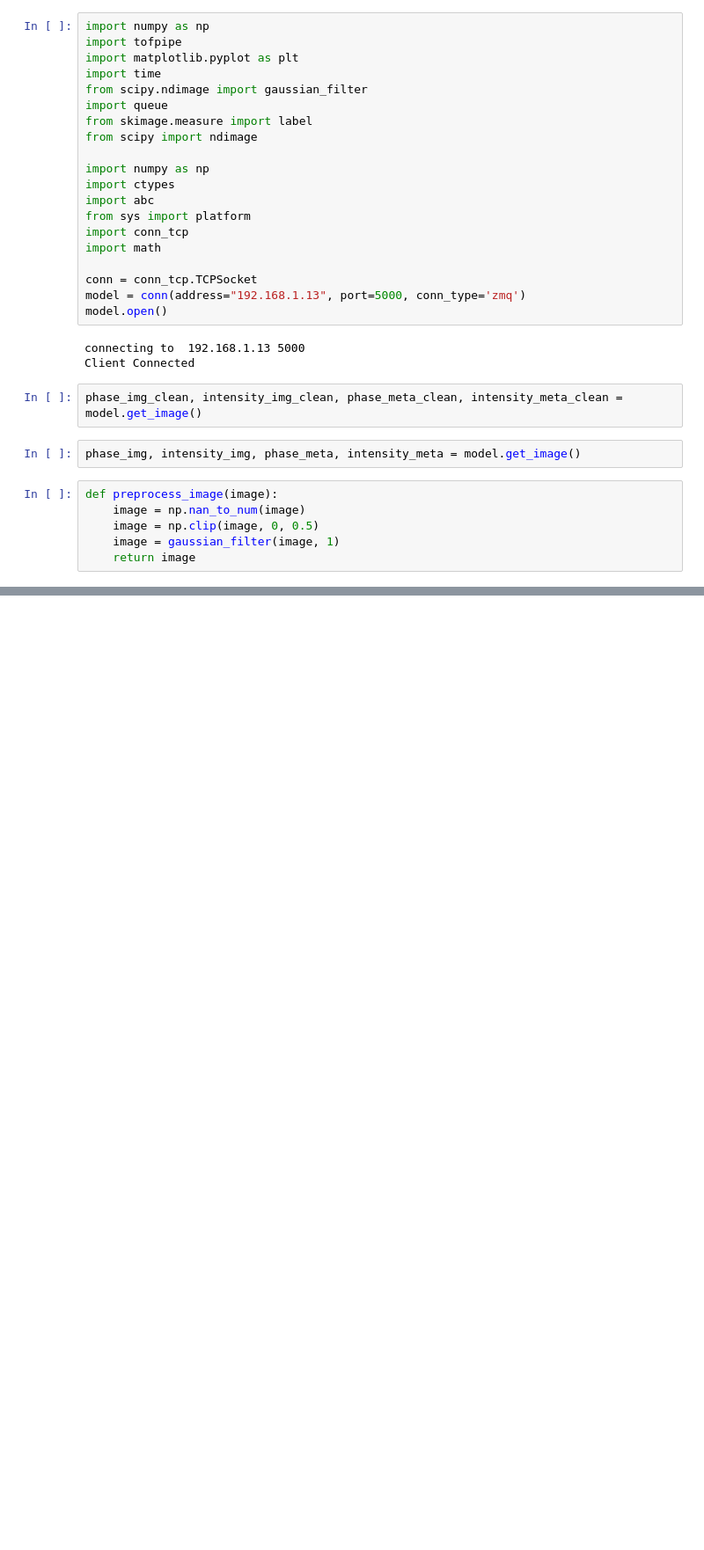
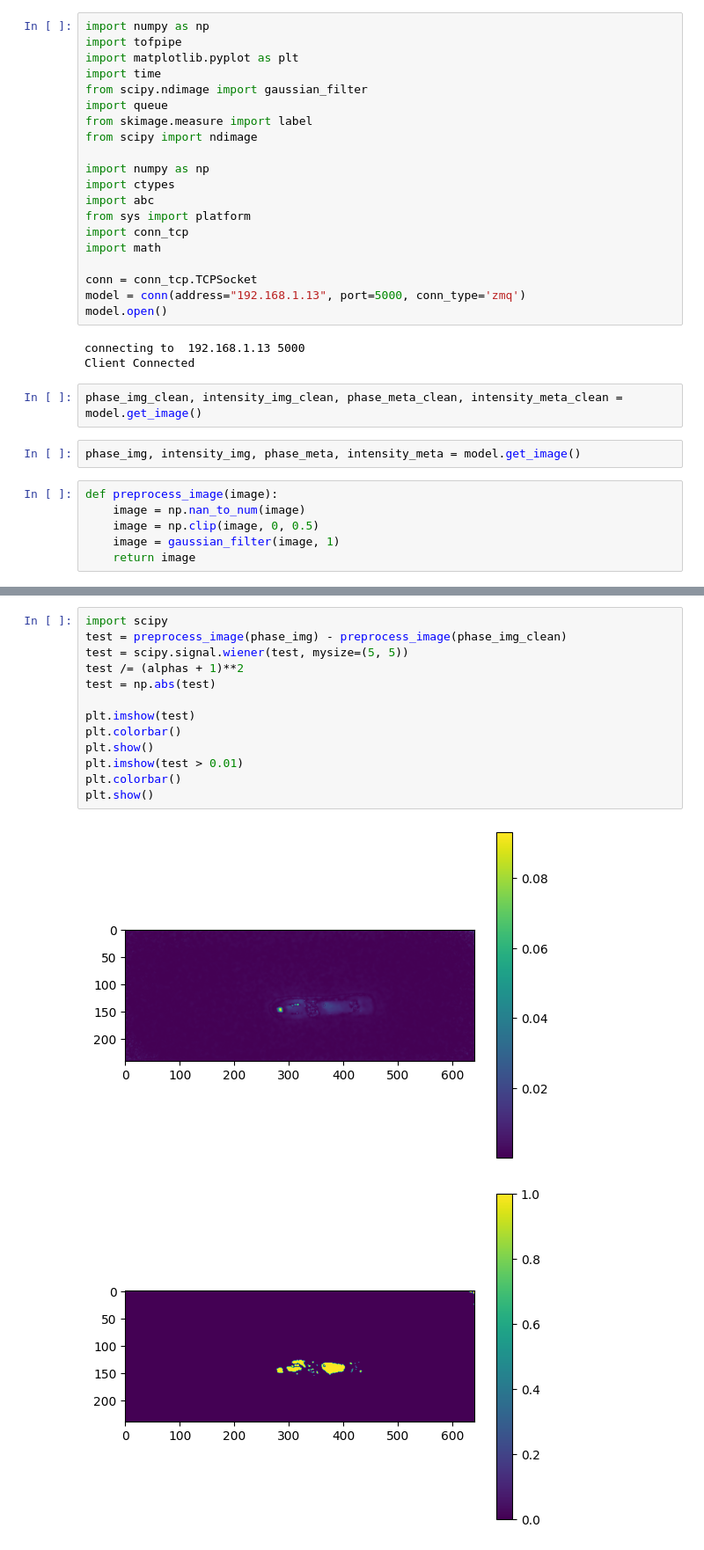
Before and after one commit to JulHeg/PigouvianWidthTax, a Jupyter notebook: scanner.ipynb, the cells around one changed output, grey strips where cells are left out. Shown: that part at 88% size. Drawn from its saved outputs; the diff is of its cells as text; blank space fills up the shorter version.

```diff
--- a/scanner.ipynb
+++ b/scanner.ipynb
@@ -69,0 +72,16 @@ plt.show()
+# %%
+import scipy
+test = preprocess_image(phase_img) - preprocess_image(phase_img_clean)
+test = scipy.signal.wiener(test, mysize=(5, 5))
+test /= (alphas + 1)**2
+test = np.abs(test)
+
+plt.imshow(test)
+plt.colorbar()
+plt.show()
+plt.imshow(test > 0.01)
+plt.colorbar()
+plt.show()
+# %% [output]
+[figure, added]
+[figure, added]
```
Also changed, not shown: parts of 13 cells of this notebook, 38 other files.
